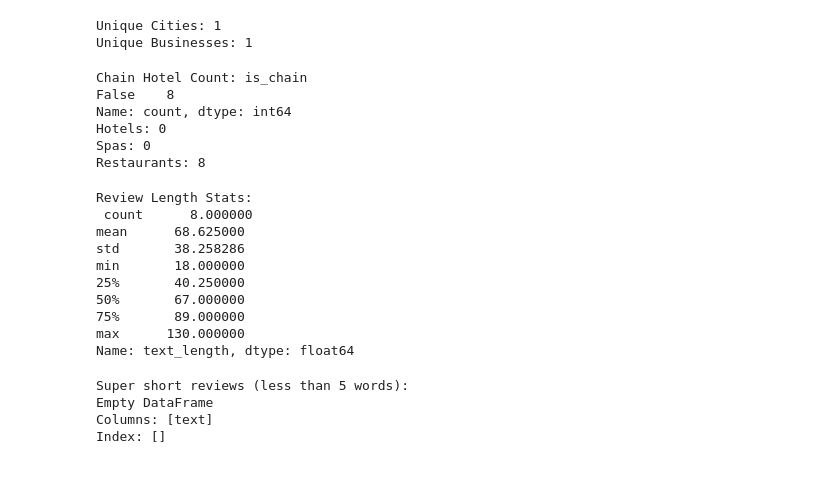
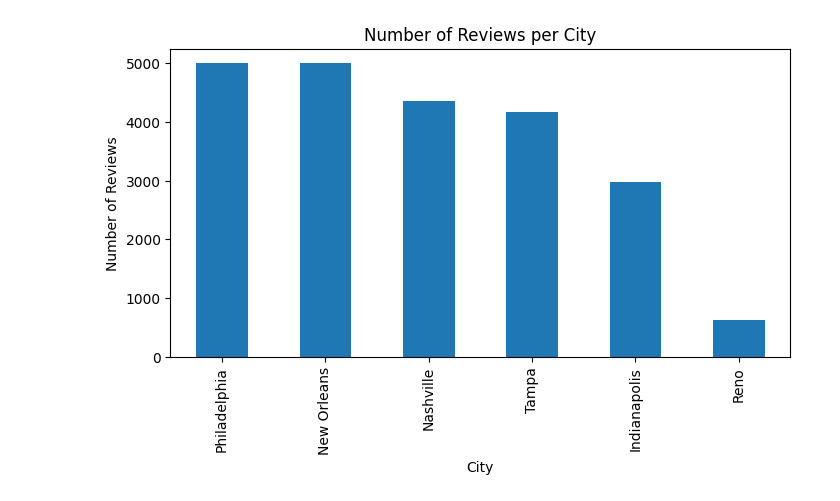
Before and after one commit to sanjna19/Yelp-Fairness-Review, a Jupyter notebook: notebook/findings.ipynb, the cells around one changed output. Saved outputs shown, nothing was run; the diff lists cells and outputs as text; code cells hidden in the pictures; blank space fills up the shorter version.

```diff
--- a/notebook/findings.ipynb
+++ b/notebook/findings.ipynb
@@ -10,2 +12,4 @@ import pandas as pd
 # %%
-df = pd.read_csv('../Yelp-JSON/yelp_dataset/prepared_hospitality_reviews.csv')
+df = pd.read_csv('../Yelp-JSON/yelp_dataset/new_cities_cleaned.csv')
+print(df.shape)
+df.head()
@@ -80,43 +24,0 @@ dtype: int64
-# %%
-# Count unique cities and business names
-print("\nUnique Cities:", df['city'].nunique())
-print("Unique Businesses:", df['business_id'].nunique())
-# %% [output]
-Unique Cities: 1
-Unique Businesses: 1
-# %%
-# Value counts for flags/features
-print("\nChain Hotel Count:", df['is_chain'].value_counts())
-print("Hotels:", df['is_hotel'].sum())
-print("Spas:", df['is_spa'].sum())
-print("Restaurants:", df['is_restaurant'].sum())
-# %% [output]
-Chain Hotel Count: is_chain
-False    8
-Name: count, dtype: int64
-Hotels: 0
-Spas: 0
-Restaurants: 8
-# %%
-# Check review length
-print("\nReview Length Stats:\n", df['text_length'].describe())
-# %% [output]
-Review Length Stats:
- count      8.000000
-mean      68.625000
-std       38.258286
-min       18.000000
-25%       40.250000
-50%       67.000000
-75%       89.000000
-max      130.000000
-Name: text_length, dtype: float64
-# %%
-# Quick check: sample problematic (super short) reviews if any
-print("\nSuper short reviews (less than 5 words):")
-print(df[df['text_length'] < 5][['text']].head())
-# %% [output]
-Super short reviews (less than 5 words):
-Empty DataFrame
-Columns: [text]
-Index: []
@@ -126,0 +25,9 @@ if 'stars' in df.columns:
+# %%
+# Distribution by city
+city_counts = df['city'].value_counts()
+city_counts.plot(kind='bar', figsize=(8,4), title='Number of Reviews per City')
+plt.xlabel('City')
+plt.ylabel('Number of Reviews')
+plt.show()
+# %% [output]
+[figure, added]
```
Also changed, not shown: parts of 18 cells of this notebook, 3 other files.
